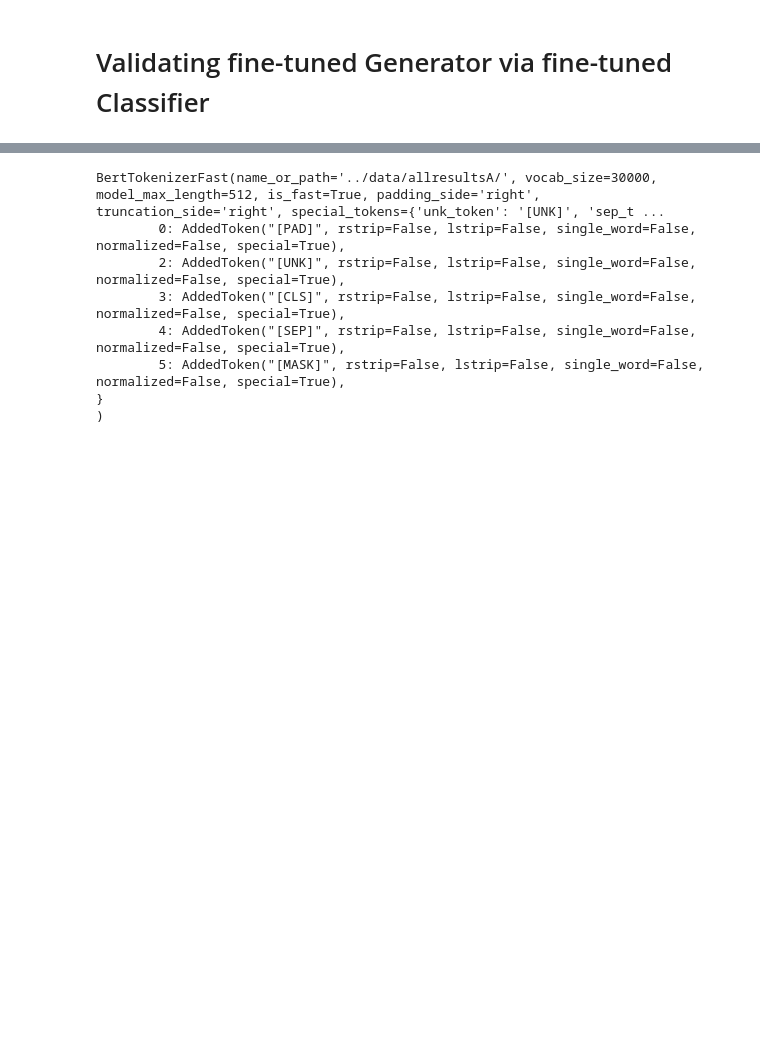
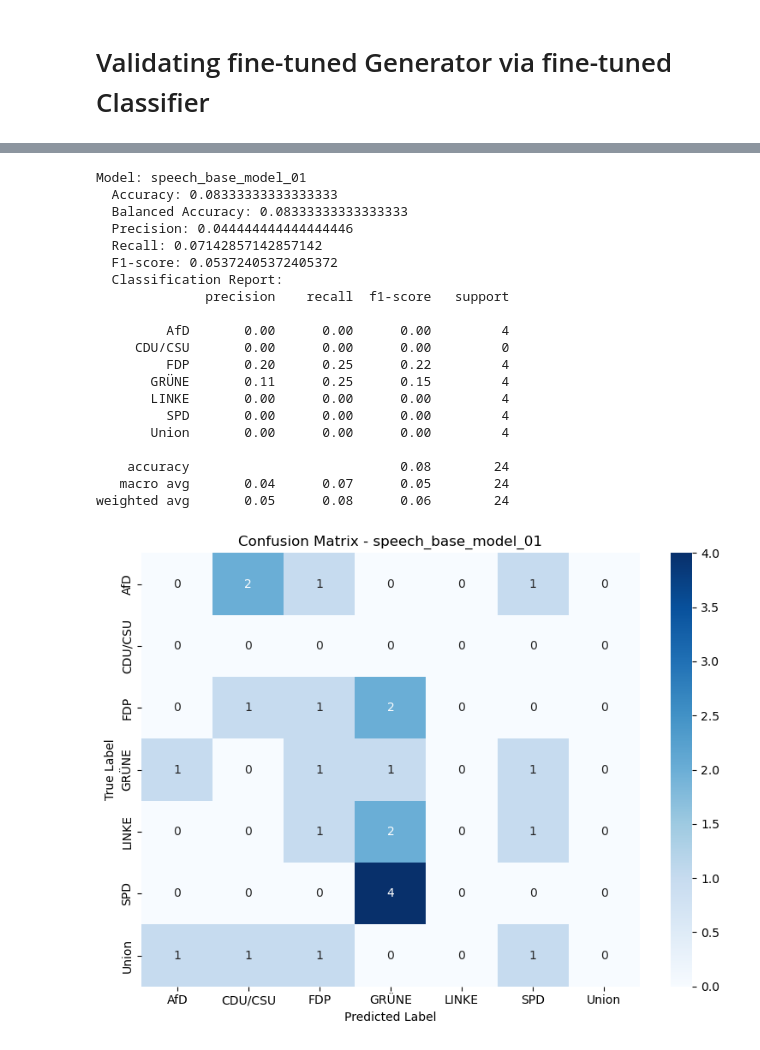
Before and after one commit to EstelleKlevenz/dlss-legis-ex-machina, a Jupyter notebook: code/4.0_validation_via_Classification.ipynb, the cells around one changed output, grey strips where cells are left out. Saved outputs shown, nothing was run; the diff lists cells and outputs as text; code cells hidden in the pictures; blank space fills up the shorter version.

Commit message:
add classification validation script

```diff
--- a/code/4.0_validation_via_Classification.ipynb
+++ b/code/4.0_validation_via_Classification.ipynb
@@ -20,8 +20,8 @@ import torch
 import numpy as np
 from tqdm import tqdm
 from typing import List, Dict, Any
-from datasets import Dataset
+from datasets import Dataset, concatenate_datasets
 
 
 # load data
-generated_speeches_df = pd.read_csv("../data/generated_speeches_final.csv")
+generated_speeches_df = pd.read_csv("../data/generated_speeches_final_context.csv")
@@ -89,5 +79,4 @@ def sliding_window_tokenize(batch):
 # %%
-
 # model und tokenizer müssen schon geladen sein
 model.eval()
 
@@ -104,7 +93,7 @@ def tokenize_sliding_windows(example: Dict[str, Any]) -> Dict[str, Any]:
     )
     return encoding
 
-def predict_proba_for_dataset(dataset: Dataset) -> List[Dict[str, Any]]:
+def predict_proba_for_dataset(dataset: Dataset, label_names) -> List[Dict[str, Any]]:
     results = []
 
     for example in tqdm(dataset):
@@ -122,13 +111,8 @@ def predict_proba_for_dataset(dataset: Dataset) -> List[Dict[str, Any]]:
             "label": example["label"]  # falls du wahren Wert mitgeben willst
         })
 
+    for item in results:
+      probs = item["probs"]
+      pred_idx = int(np.argmax(probs))
+      item["prediction_label"] = label_names[pred_idx]
     return results
-# %% [output]
-BertTokenizerFast(name_or_path='../data/allresultsA/', vocab_size=30000, model_max_length=512, is_fast=True, padding_side='right', truncation_side='right', special_tokens={'unk_token': '[UNK]', 'sep_t ...
-        0: AddedToken("[PAD]", rstrip=False, lstrip=False, single_word=False, normalized=False, special=True),
-        2: AddedToken("[UNK]", rstrip=False, lstrip=False, single_word=False, normalized=False, special=True),
-        3: AddedToken("[CLS]", rstrip=False, lstrip=False, single_word=False, normalized=False, special=True),
-        4: AddedToken("[SEP]", rstrip=False, lstrip=False, single_word=False, normalized=False, special=True),
-        5: AddedToken("[MASK]", rstrip=False, lstrip=False, single_word=False, normalized=False, special=True),
-}
-)
@@ -136,0 +165,55 @@ results_val_A = predict_proba_for_dataset(val_data, sorted(label_names))
+# %%
+all_models_to_test = [speech_base_model_01,
+                          speech_ft_model_01,
+                          speech_base_model_03,
+                          speech_ft_model_03,
+                          RAG_speech_01,
+                          RAG_speech_03,
+                          baseline_real_speeches]
+
+model_names = ['speech_base_model_01',
+                          'speech_ft_model_01',
+                          'speech_base_model_03',
+                          'speech_ft_model_03',
+                          'RAG_speech_01',
+                          'RAG_speech_03',
+                          'baseline_real_speeches']
+
+
+all_results = {}
+i = 0
+for dataset_to_predict in all_models_to_test:
+    all_results[model_names[i]] = predict_proba_for_dataset(dataset_to_predict, sorted(label_names))
+    i += 1
+# %%
+# run get_metrics function on all and save results
+final_performance_results = {}
+i = 0
+
+for i in range(len(model_names)):
+    df = pd.DataFrame(all_results[model_names[i]])
+    results =  get_metrics(df["label"], df["prediction_label"], model_names[i])
+    final_performance_results.update(results)
+    i += 1
+# %% [output]
+Model: speech_base_model_01
+  Accuracy: 0.08333333333333333
+  Balanced Accuracy: 0.08333333333333333
+  Precision: 0.044444444444444446
+  Recall: 0.07142857142857142
+  F1-score: 0.05372405372405372
+  Classification Report:
+              precision    recall  f1-score   support
+
+         AfD       0.00      0.00      0.00         4
+     CDU/CSU       0.00      0.00      0.00         0
+         FDP       0.20      0.25      0.22         4
+       GRÜNE       0.11      0.25      0.15         4
+       LINKE       0.00      0.00      0.00         4
+         SPD       0.00      0.00      0.00         4
+       Union       0.00      0.00      0.00         4
+
+    accuracy                           0.08        24
+   macro avg       0.04      0.07      0.05        24
+weighted avg       0.05      0.08      0.06        24
+[figure, added]
```
Also changed, not shown: parts of 10 cells of this notebook.
